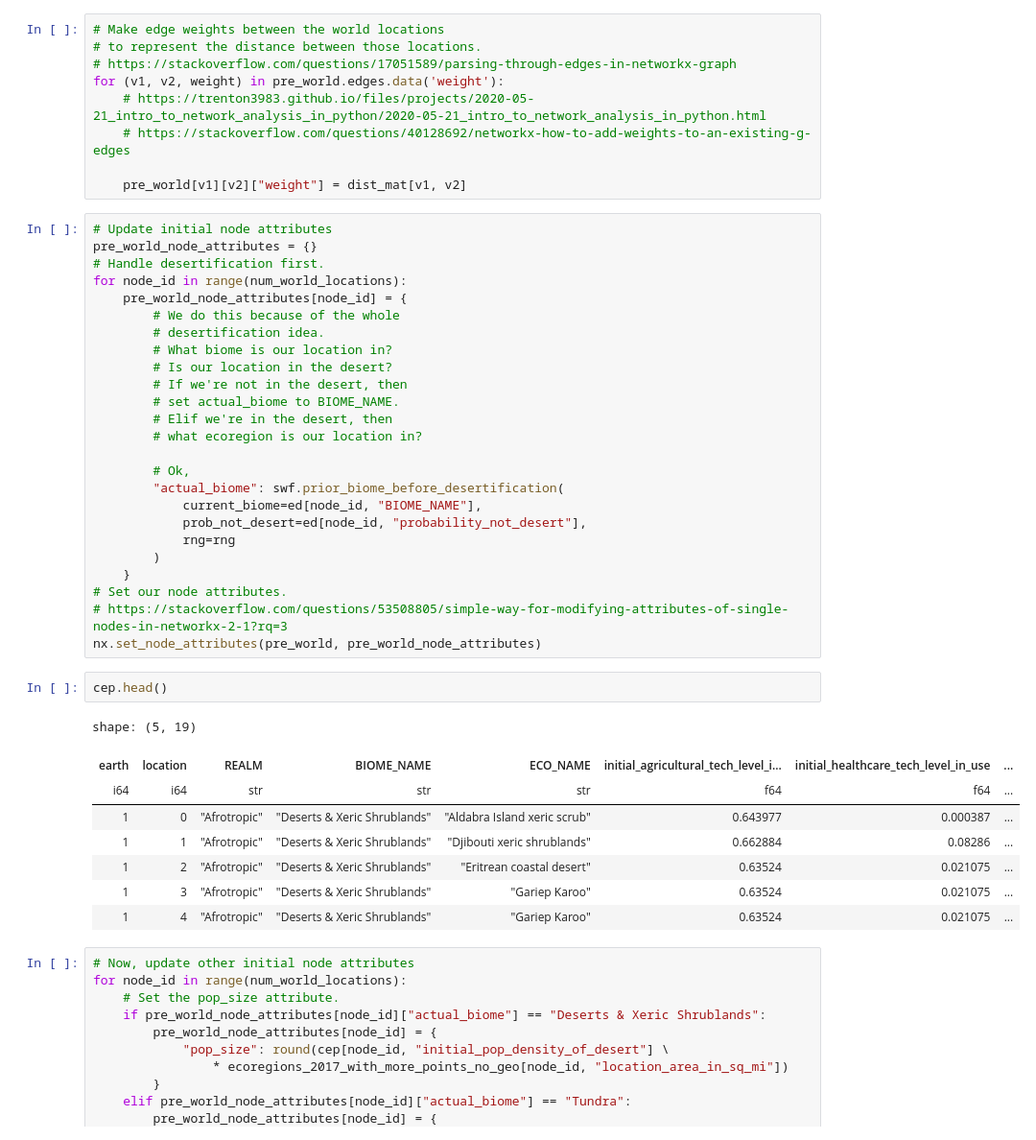
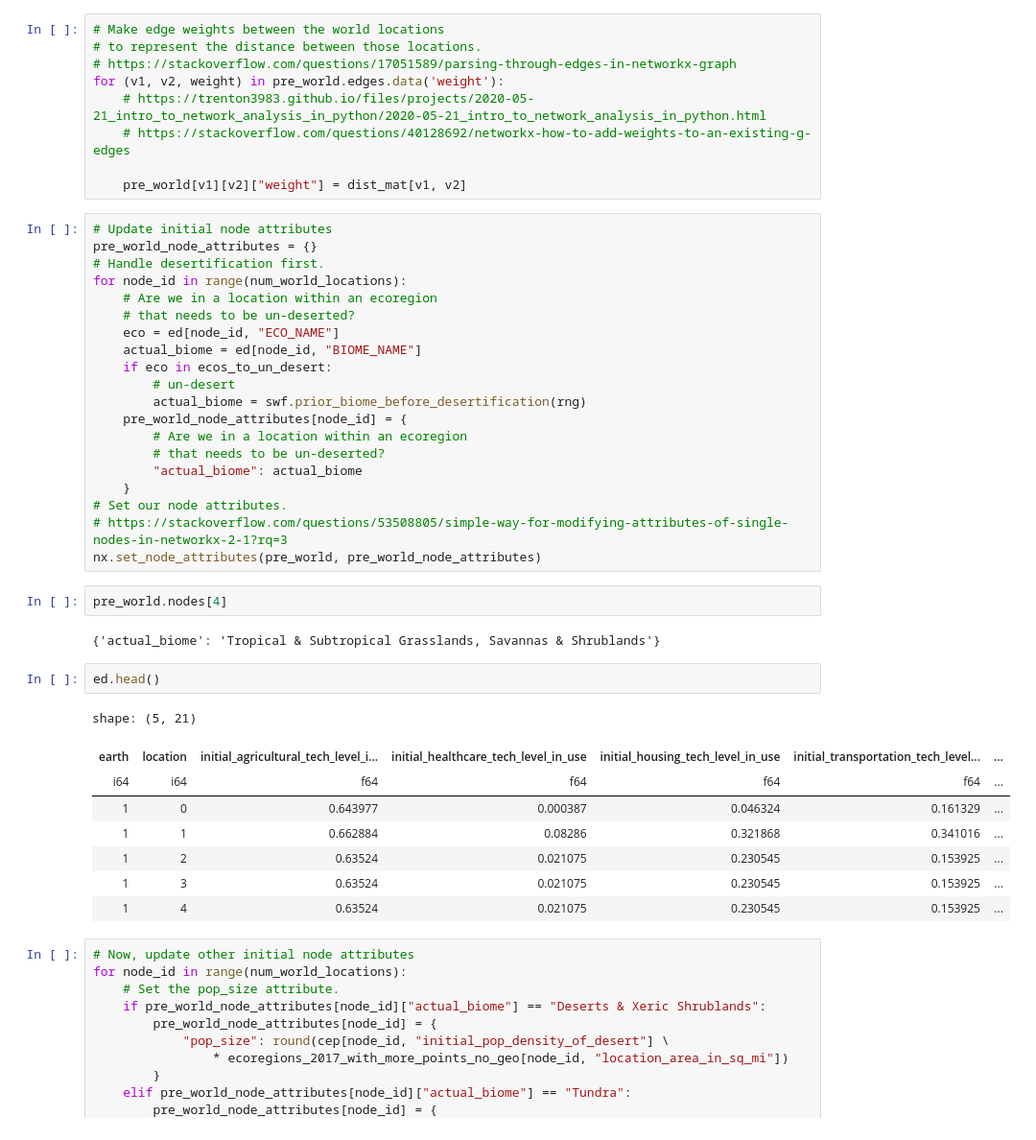
Before and after one commit to iamgiddyaboutgit-schoolwork/doe_group_project, a Jupyter notebook: src/simulate_world.ipynb, the cells around one changed output. Shown at 96% size. Drawn from its saved outputs; the diff is of its cells as text.

```diff
--- a/src/simulate_world.ipynb
+++ b/src/simulate_world.ipynb
@@ -248,37 +281,36 @@ for (v1, v2, weight) in pre_world.edges.data('weight'):
 pre_world_node_attributes = {}
 # Handle desertification first.
 for node_id in range(num_world_locations):
+    # Are we in a location within an ecoregion
+    # that needs to be un-deserted?
+    eco = ed[node_id, "ECO_NAME"]
+    actual_biome = ed[node_id, "BIOME_NAME"]
+    if eco in ecos_to_un_desert:
+        # un-desert
+        actual_biome = swf.prior_biome_before_desertification(rng)
     pre_world_node_attributes[node_id] = {
-        # We do this because of the whole
-        # desertification idea.
-        # What biome is our location in?
-        # Is our location in the desert?
-        # If we're not in the desert, then
-        # set actual_biome to BIOME_NAME.
-        # Elif we're in the desert, then
-        # what ecoregion is our location in?
-
-        # Ok,
-        "actual_biome": swf.prior_biome_before_desertification(
-            current_biome=ed[node_id, "BIOME_NAME"],
-            prob_not_desert=ed[node_id, "probability_not_desert"],
-            rng=rng
-        )
+        # Are we in a location within an ecoregion
+        # that needs to be un-deserted?
+        "actual_biome": actual_biome
     }
 # Set our node attributes.
 # https://stackoverflow.com/questions/53508805/simple-way-for-modifying-attributes-of-single-nodes-in-networkx-2-1?rq=3
 nx.set_node_attributes(pre_world, pre_world_node_attributes)
+# %%
+pre_world.nodes[4]
+# %% [output]
+{'actual_biome': 'Tropical & Subtropical Grasslands, Savannas & Shrublands'}
 # %%
-cep.head()
+ed.head()
 # %% [output]
-shape: (5, 19)
+shape: (5, 21)
-| earth | location | REALM | BIOME_NAME | ECO_NAME | initial_agricultural_tech_level_i... | initial_healthcare_tech_level_in_use | ... |
-| i64 | i64 | str | str | str | f64 | f64 | ... |
-| 1 | 0 | "Afrotropic" | "Deserts & Xeric Shrublands" | "Aldabra Island xeric scrub" | 0.643977 | 0.000387 | ... |
-| 1 | 1 | "Afrotropic" | "Deserts & Xeric Shrublands" | "Djibouti xeric shrublands" | 0.662884 | 0.08286 | ... |
-| 1 | 2 | "Afrotropic" | "Deserts & Xeric Shrublands" | "Eritrean coastal desert" | 0.63524 | 0.021075 | ... |
-| 1 | 3 | "Afrotropic" | "Deserts & Xeric Shrublands" | "Gariep Karoo" | 0.63524 | 0.021075 | ... |
-| 1 | 4 | "Afrotropic" | "Deserts & Xeric Shrublands" | "Gariep Karoo" | 0.63524 | 0.021075 | ... |
+| earth | location | initial_agricultural_tech_level_i... | initial_healthcare_tech_level_in_use | initial_housing_tech_level_in_use | initial_transportation_tech_level... | ... |
+| i64 | i64 | f64 | f64 | f64 | f64 | ... |
+| 1 | 0 | 0.643977 | 0.000387 | 0.046324 | 0.161329 | ... |
+| 1 | 1 | 0.662884 | 0.08286 | 0.321868 | 0.341016 | ... |
+| 1 | 2 | 0.63524 | 0.021075 | 0.230545 | 0.153925 | ... |
+| 1 | 3 | 0.63524 | 0.021075 | 0.230545 | 0.153925 | ... |
+| 1 | 4 | 0.63524 | 0.021075 | 0.230545 | 0.153925 | ... |
 # %%
 # Now, update other initial node attributes
 for node_id in range(num_world_locations):
```
Also changed, not shown: parts of 3 cells of this notebook.
